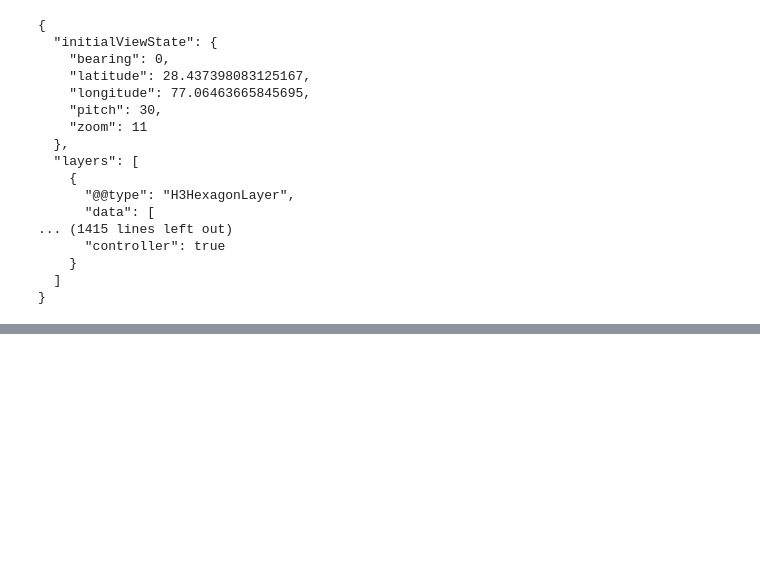
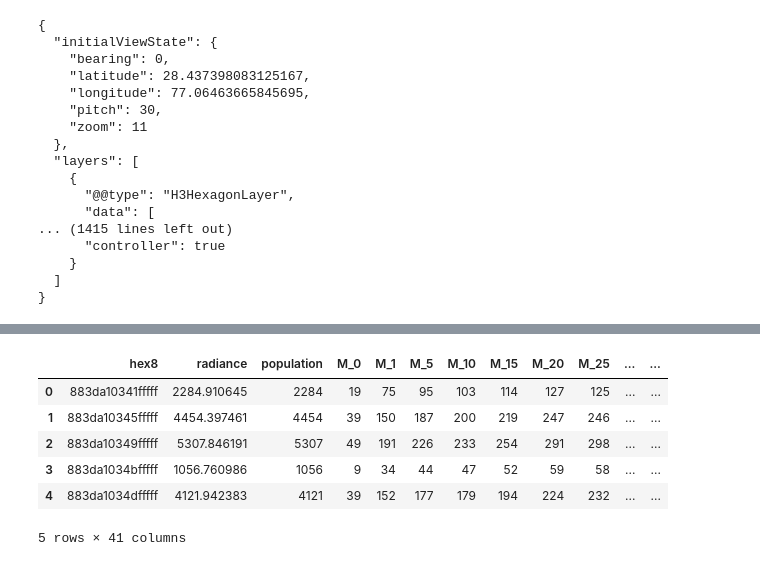
Before and after one commit to kavyajeetbora/CityHealthMonitor, a Jupyter notebook: development/population_estimate.ipynb, the cells around one changed output, grey strips where cells are left out. Saved outputs shown, nothing was run; the diff lists cells and outputs as text; code cells hidden in the pictures; blank space fills up the shorter version.

```diff
--- a/development/population_estimate.ipynb
+++ b/development/population_estimate.ipynb
@@ -578,0 +585,12 @@ r
+# %%
+pop_rad_data = radiance_data.set_index(hex_col).join(pas_hexdata.set_index(hex_col))
+pop_rad_data = pop_rad_data.reset_index()
+pop_rad_data.head()
+# %% [output]
+|  | hex8 | radiance | population | M_0 | M_1 | M_5 | M_10 | M_15 | M_20 | M_25 | ... | ... |
+| 0 | 883da10341fffff | 2284.910645 | 2284 | 19 | 75 | 95 | 103 | 114 | 127 | 125 | ... | ... |
+| 1 | 883da10345fffff | 4454.397461 | 4454 | 39 | 150 | 187 | 200 | 219 | 247 | 246 | ... | ... |
+| 2 | 883da10349fffff | 5307.846191 | 5307 | 49 | 191 | 226 | 233 | 254 | 291 | 298 | ... | ... |
+| 3 | 883da1034bfffff | 1056.760986 | 1056 | 9 | 34 | 44 | 47 | 52 | 59 | 58 | ... | ... |
+| 4 | 883da1034dfffff | 4121.942383 | 4121 | 39 | 152 | 177 | 179 | 194 | 224 | 232 | ... | ... |
+5 rows × 41 columns
```
Also changed, not shown: parts of 17 cells of this notebook.
